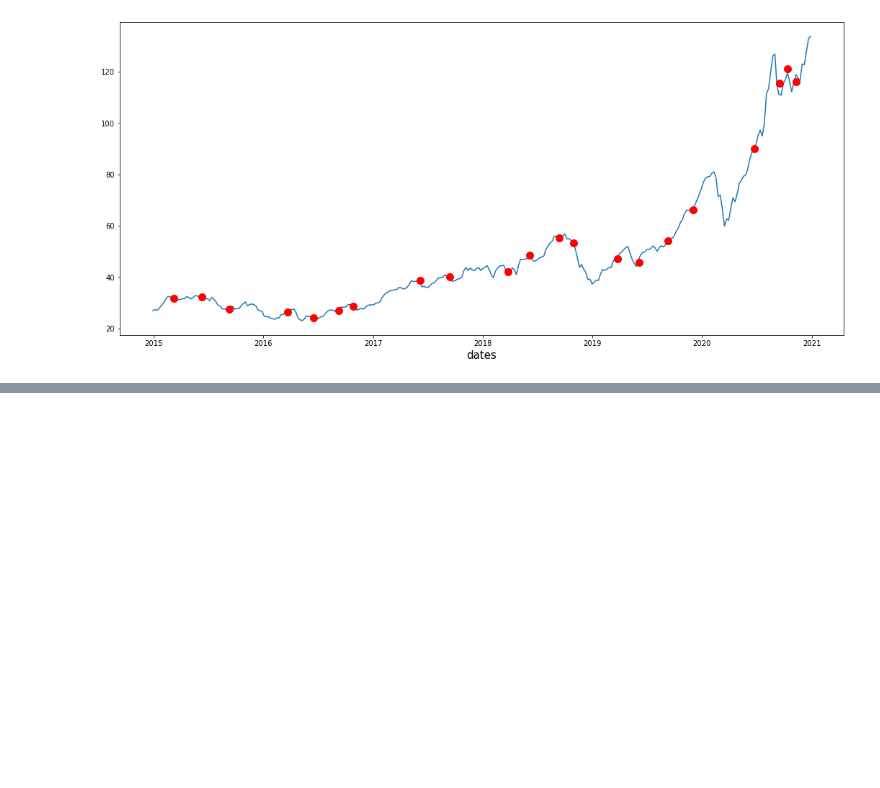
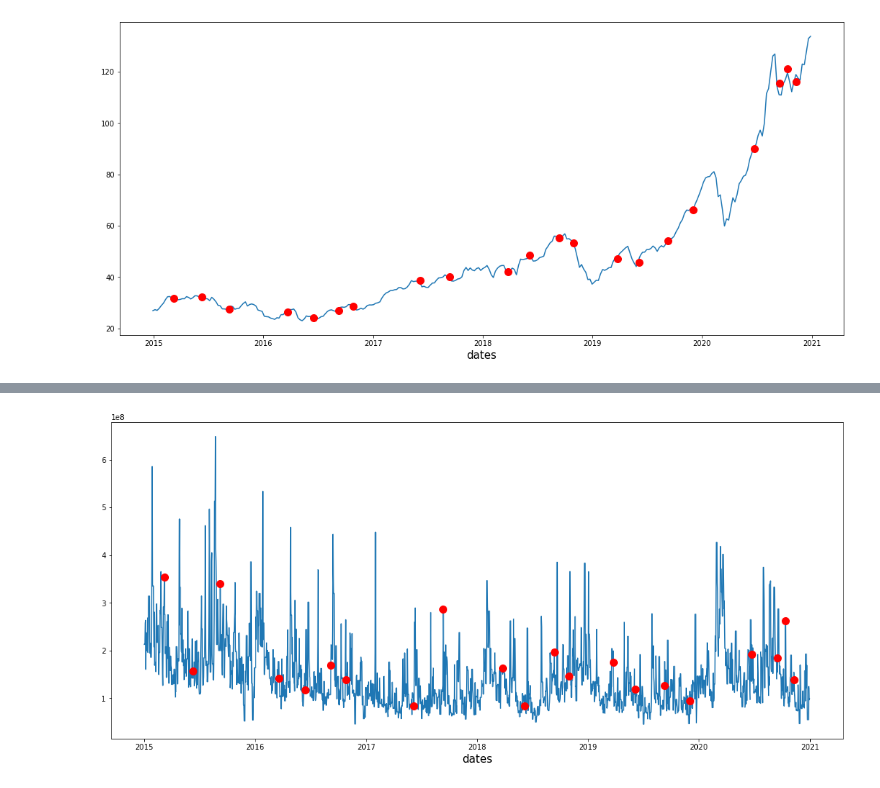
Before and after one commit to epfl-ada/ada-2021-project-club6analysis, a Jupyter notebook: Apple_exploratory_analysis.ipynb, the cells around one changed output, grey strips where cells are left out. Drawn from its saved outputs; the diff is of its cells as text; code cells hidden in the pictures; blank space fills up the shorter version.

Commit message:
Clean Apple_exploratory_analysis.ipynb

```diff
--- a/Apple_exploratory_analysis.ipynb
+++ b/Apple_exploratory_analysis.ipynb
@@ -6,9 +6,3 @@ import numpy as np
 import datetime as dt
 # %%
 df=pd.read_csv('./AAPL_2015_to_2020_yahoo_finance.csv')
-# %%
-#Adding data to dates when the stock market is closed
-idx = pd.date_range('2015-01-02', '2020-12-31')
-df.index = pd.DatetimeIndex(df.Date)
-df = df.reindex(idx, method='ffill')
-df.drop('Date', axis=1, inplace=True)
@@ -24,5 +20,5 @@ apple_event_dates_str=["2015-03-09","2015-06-10","2015-09-09",
 #apple_event_dates_pd = pd.DataFrame({'Date':[dt.datetime.strptime(date, "%Y-%m-%d").date() for date in apple_event_dates_str]})
 apple_event_dates=[dt.datetime.strptime(date, "%Y-%m-%d").date() for date in apple_event_dates_str]
 # %%
-#Adds the Apple event
-ap=df[df.index.isin(apple_event_dates_str)]
+#Create a new dataframe only containing stock data from Apple event-days
+apple_event_and_stock_data=df[df.Date.isin(apple_event_dates_str)]
@@ -28,0 +47,6 @@ ap=df[df.index.isin(apple_event_dates_str)]
+# %%
+df_filled_data=df.copy()
+idx = pd.date_range('2015-01-02', '2020-12-31')
+df_filled_data.index = pd.DatetimeIndex(df.Date)
+df_filled_data = df_filled_data.reindex(idx, method='ffill')
+df_filled_data.drop('Date', axis=1, inplace=True)
@@ -55,0 +117,9 @@ plt.show()
+# %%
+#Plot each trading day and its volume
+fig,ax = plt.subplots(figsize=(18,8))
+ax.plot(df_filled_data.index,df_filled_data.Volume)
+ax.set_xlabel("dates",size=15)
+ax.scatter(apple_event_and_stock_data.Date, apple_event_and_stock_data.Volume, c="r", s=100, zorder=3)
+plt.show()
+# %% [output]
+[figure, added]
```
Also changed, not shown: parts of 10 cells of this notebook.
